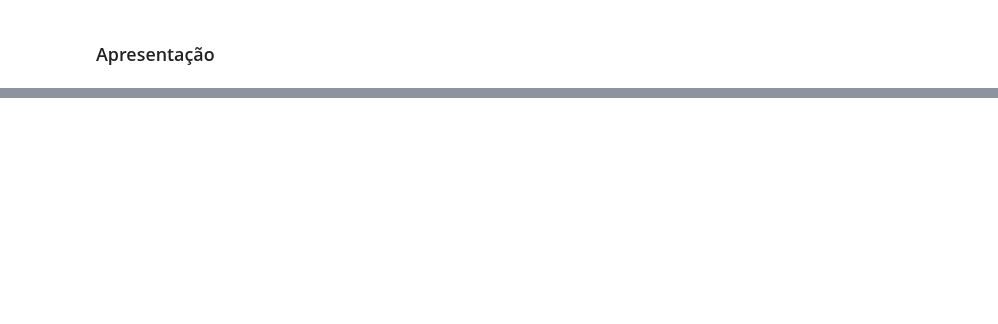
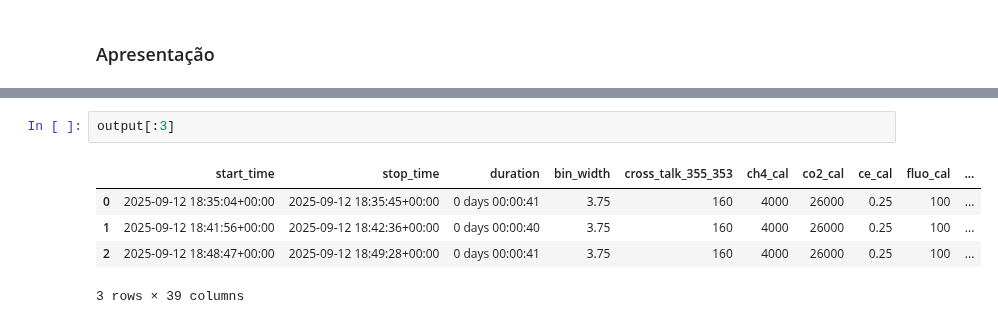
Before and after one commit to JairoRotava/lifa, a Jupyter notebook: notebooks/test_fames_processing.ipynb, the cells around one changed output, grey strips where cells are left out. Saved outputs shown, nothing was run; the diff lists cells and outputs as text; blank space fills up the shorter version.

```diff
--- a/notebooks/test_fames_processing.ipynb
+++ b/notebooks/test_fames_processing.ipynb
@@ -90,0 +110,8 @@ plt.show()
+# %%
+output[:3]
+# %% [output]
+|  | start_time | stop_time | duration | bin_width | cross_talk_355_353 | ch4_cal | co2_cal | ce_cal | fluo_cal | ... |
+| 0 | 2025-09-12 18:35:04+00:00 | 2025-09-12 18:35:45+00:00 | 0 days 00:00:41 | 3.75 | 160 | 4000 | 26000 | 0.25 | 100 | ... |
+| 1 | 2025-09-12 18:41:56+00:00 | 2025-09-12 18:42:36+00:00 | 0 days 00:00:40 | 3.75 | 160 | 4000 | 26000 | 0.25 | 100 | ... |
+| 2 | 2025-09-12 18:48:47+00:00 | 2025-09-12 18:49:28+00:00 | 0 days 00:00:41 | 3.75 | 160 | 4000 | 26000 | 0.25 | 100 | ... |
+3 rows × 39 columns
```
Also changed, not shown: parts of 7 cells of this notebook, 2 other files.
